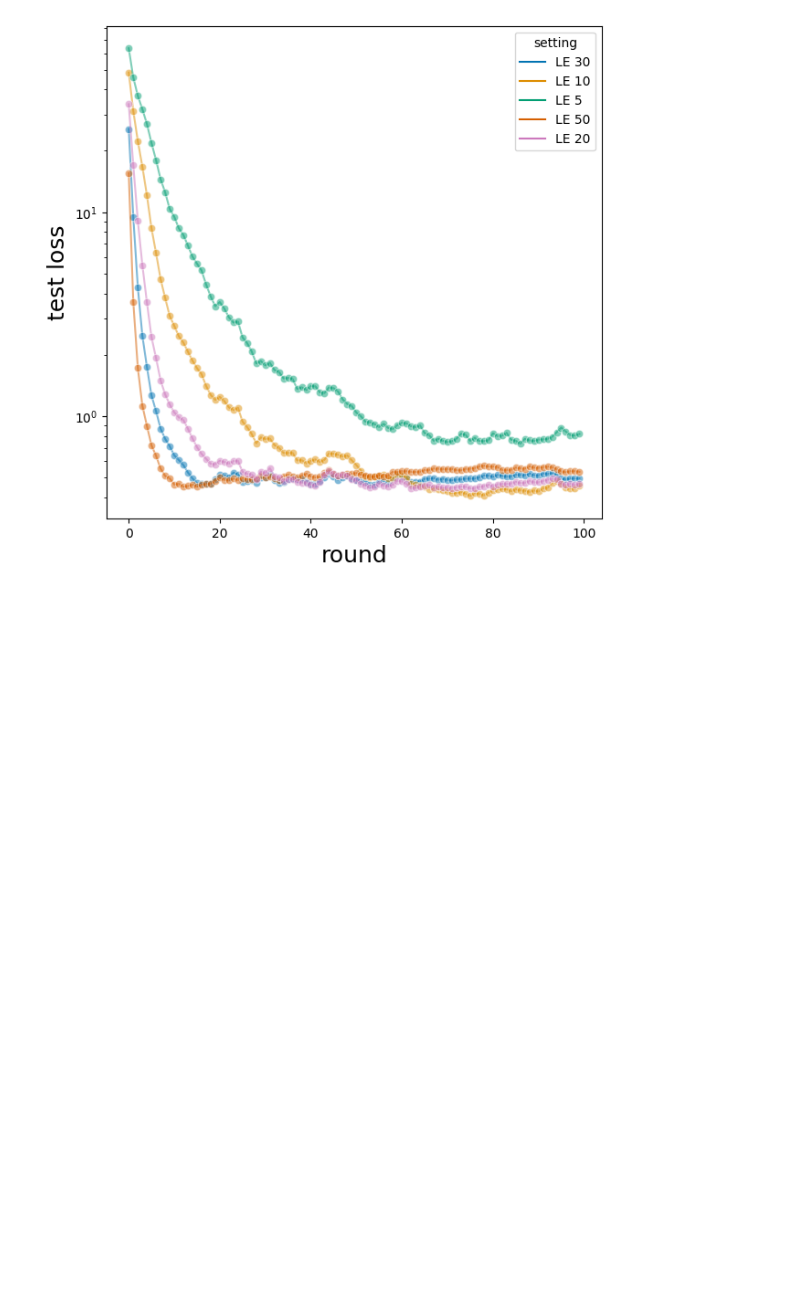
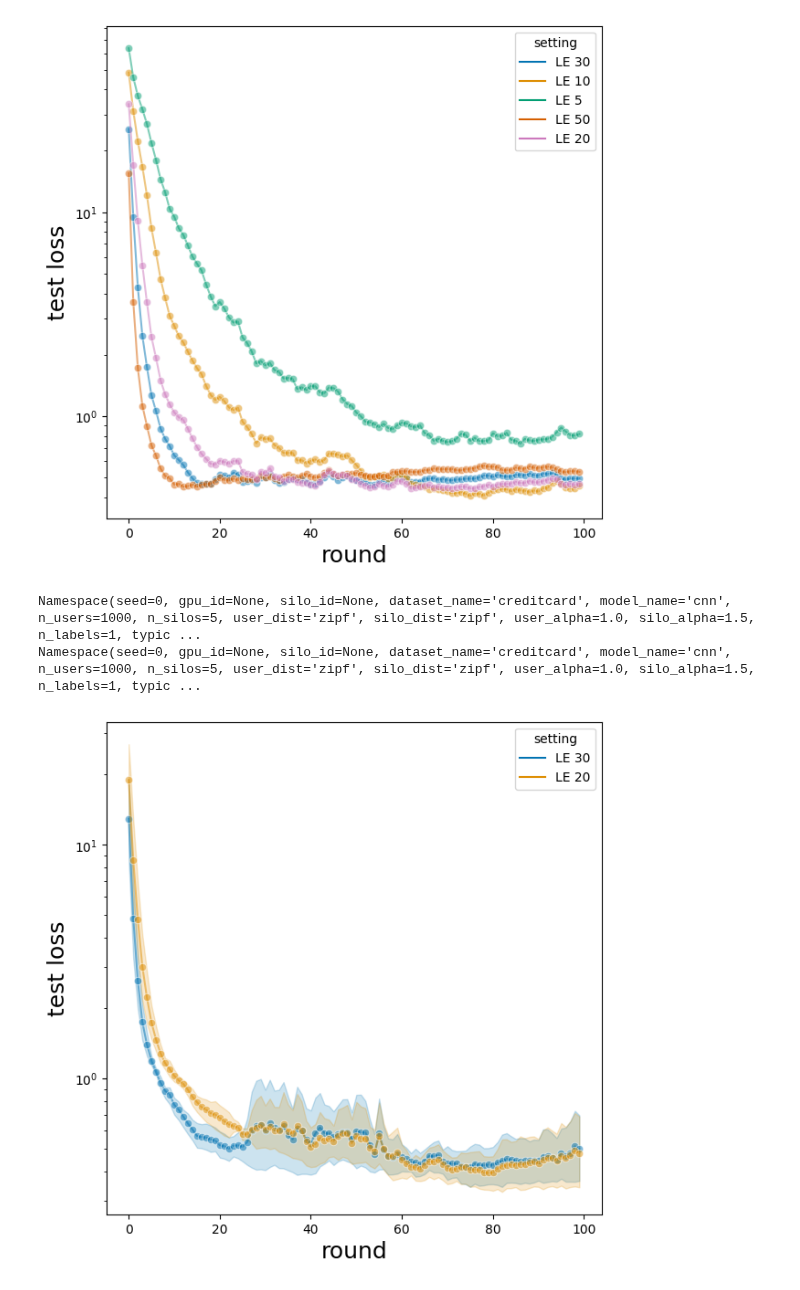
Before and after one commit to FumiyukiKato/uldp-fl, a Jupyter notebook: exp/exp_results.ipynb, the cells around one changed output. Saved outputs shown, nothing was run; the diff lists cells and outputs as text; code cells hidden in the pictures; blank space fills up the shorter version.

```diff
--- a/exp/exp_results.ipynb
+++ b/exp/exp_results.ipynb
@@ -798,4 +803,19 @@ Namespace(seed=0, gpu_id=None, silo_id=None, dataset_name='creditcard', model_na
 Namespace(seed=0, gpu_id=None, silo_id=None, dataset_name='creditcard', model_name='cnn', n_users=1000, n_silos=5, user_dist='zipf', silo_dist='zipf', user_alpha=1.0, silo_alpha=1.5, n_labels=1, typic ...
 Namespace(seed=0, gpu_id=None, silo_id=None, dataset_name='creditcard', model_name='cnn', n_users=1000, n_silos=5, user_dist='zipf', silo_dist='zipf', user_alpha=1.0, silo_alpha=1.5, n_labels=1, typic ...
 [figure]
+# %%
+# Local Epoch (times=5)
+
+setting_map = {0: "LE 30", 1: "LE 20", 2: "LE 5", 3: "LE 50", 4: "LE 10"}
+
+file_paths = [
+    "/Users/fumiyuki/research/AcSilo/acsilo/exp/results/64db333c24/sim-20230713233941-results.json",
+    "/Users/fumiyuki/research/AcSilo/acsilo/exp/results/64db333c24/sim-20230713074951-results.json"
+]
+
+plot_multiple_losses(file_paths, setting_map)
+# %% [output]
+Namespace(seed=0, gpu_id=None, silo_id=None, dataset_name='creditcard', model_name='cnn', n_users=1000, n_silos=5, user_dist='zipf', silo_dist='zipf', user_alpha=1.0, silo_alpha=1.5, n_labels=1, typic ...
+Namespace(seed=0, gpu_id=None, silo_id=None, dataset_name='creditcard', model_name='cnn', n_users=1000, n_silos=5, user_dist='zipf', silo_dist='zipf', user_alpha=1.0, silo_alpha=1.5, n_labels=1, typic ...
+[figure, added]
 # %%
```
Also changed, not shown: parts of 13 cells of this notebook, 7 other files.
